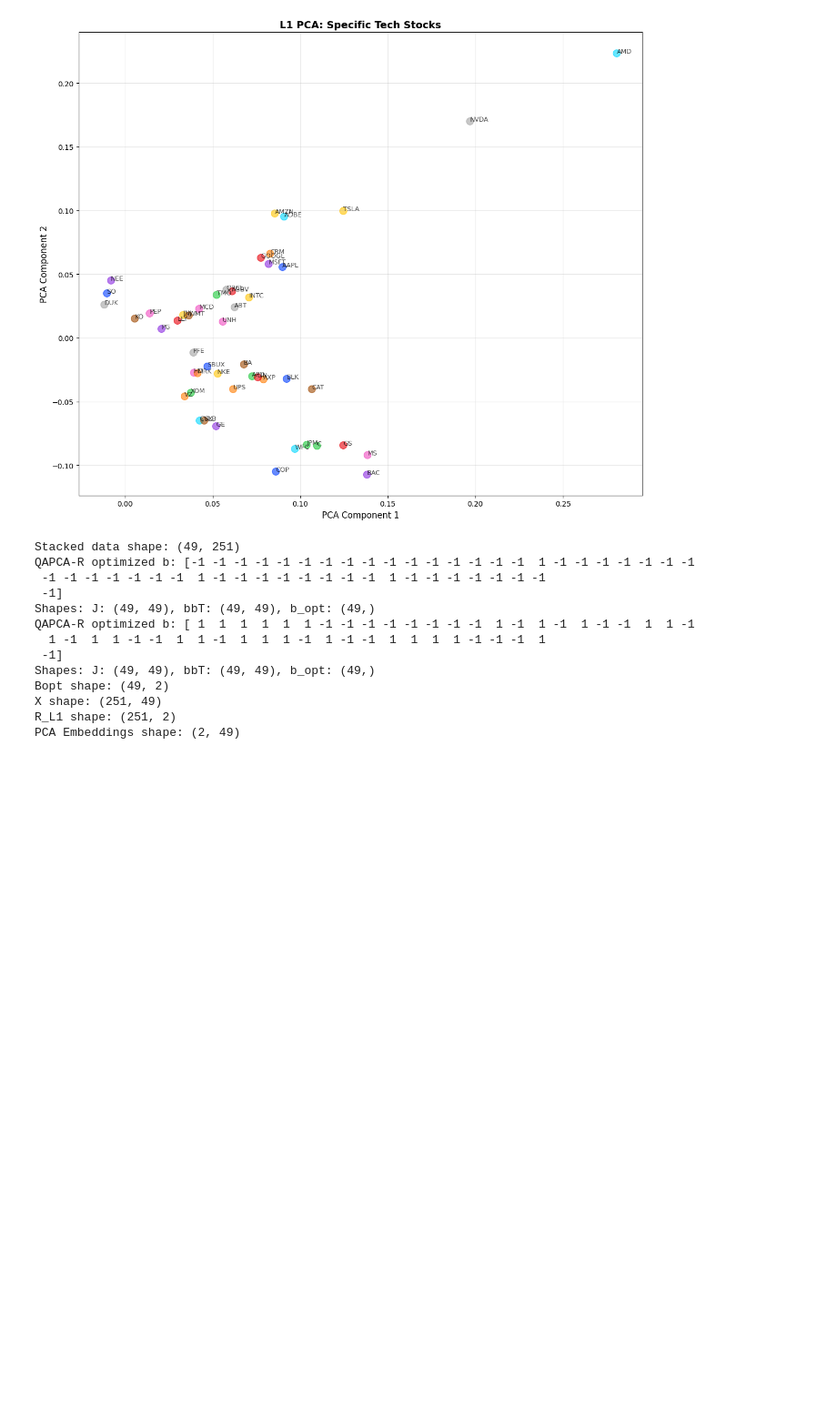
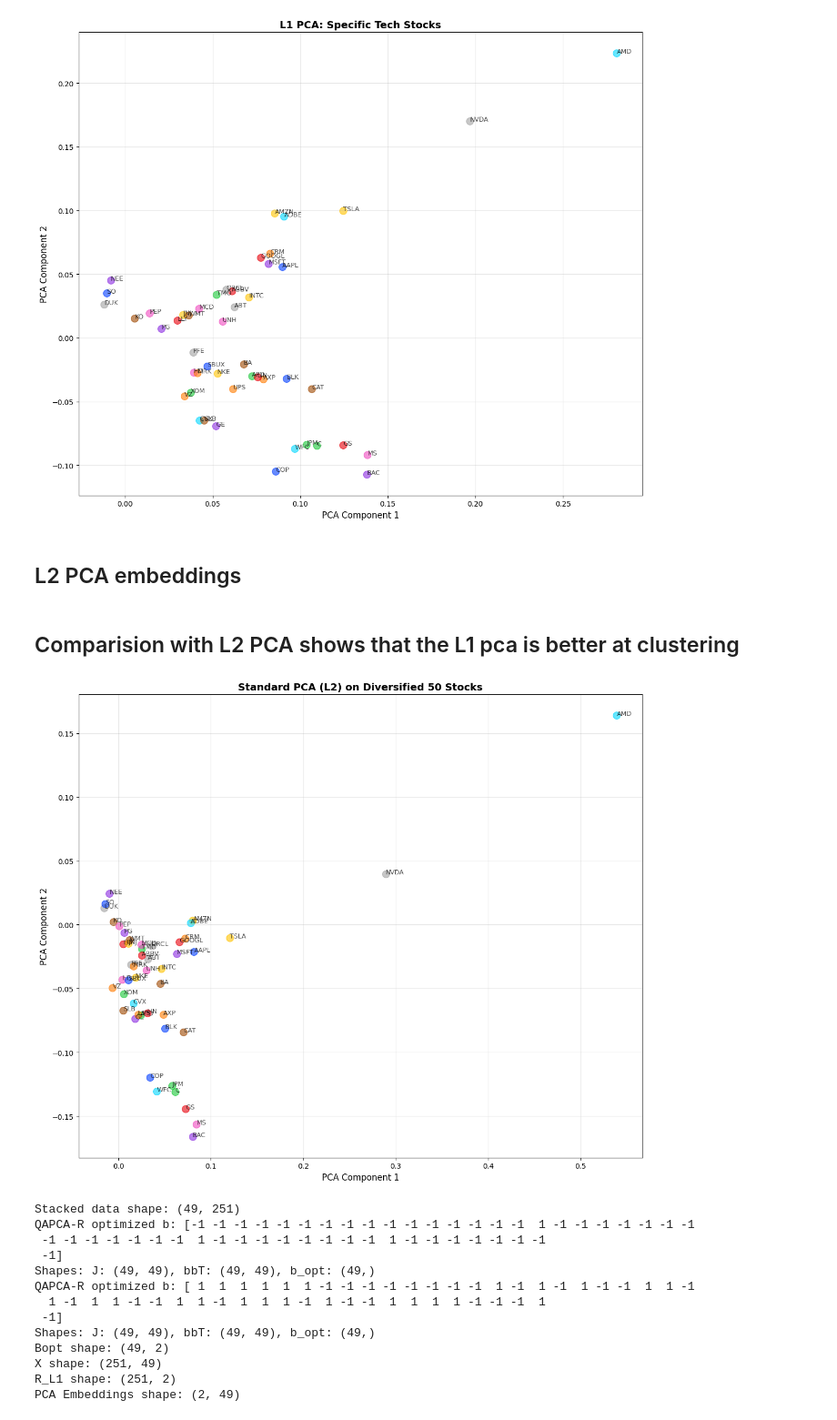
Before and after one commit to yubrajbhandari923/ShawCirclePrompt_QuantathonV2, a Jupyter notebook: larger_dataset_analysis.ipynb, the cells around one changed output. Shown: that part at 91% size. Drawn from its saved outputs; the diff is of its cells as text; code cells hidden in the pictures; blank space fills up the shorter version.

```diff
--- a/larger_dataset_analysis.ipynb
+++ b/larger_dataset_analysis.ipynb
@@ -765,6 +765,74 @@ X shape: (251, 49)
 R_L1 shape: (251, 2)
 PCA Embeddings shape: (2, 49)
 [figure]
+# %% [markdown]
+## L2 PCA embeddings
+# %% [markdown]
+## Comparision with L2 PCA shows that the L1 pca is better at clustering
+# %%
+def do_l2_pca(sample_data, K=2, center=True):
+    """
+    Standard PCA (L2) that mirrors your L1 pipeline shapes.
+
+    Parameters
+    ----------
+    sample_data : pd.Series
+        Series indexed by Ticker; each value is a 1D np.array of log returns.
+    K : int
+        Number of principal components.
+    center : bool
+        Whether to mean-center returns (per ticker) before SVD.
+
+    Returns
+    -------
+    emb : np.ndarray
+        PCA embeddings of shape (K, n_tickers) for plotting.
+    tickers : list
+        Ticker order matching columns of emb.
+    """
+    # Stack and build X with shape (T, n_tickers), same as your L1 path
+    stacked = np.vstack(sample_data.values)          # (n_tickers, T)
+    X = stacked.T.astype(float, copy=False)          # (T, n_tickers)
+
+    # Center across time (recommended for PCA)
+    if center:
+        X = X - X.mean(axis=0, keepdims=True)
+
+    # SVD: X = U S V^T, with U:(T x r), S:(r,), Vt:(r x n)
+    U, S, Vt = np.linalg.svd(X, full_matrices=False)
+
+    # Take top-K time modes, then project to get (K, n_tickers)
+    U_k = U[:, :K]                                   # (T, K)
+    emb = U_k.T @ X                                  # (K, n_tickers)
+
+    tickers = list(sample_data.index)
+    return emb, tickers
+
+def plot_l2_pca_embeddings(sample_data, labels, K=2, title="Standard PCA (L2) embeddings"):
+    """
+    Computes standard PCA embeddings and plots them using your scatter function.
+
+    Parameters
+    ----------
+    sample_data : pd.Series
+        Indexed by ticker; each value is a 1D np.array of log returns.
+    labels : list
+        Label per ticker, in the same order as sample_data.index.
+    K : int
+        Number of components to plot (typically 2).
+    title : str
+        Plot title.
+    """
+    emb, tickers = do_l2_pca(sample_data, K=K, center=True)
+    # labels must align with 'tickers' order (sample_data.index).
+    create_scatterplot(embeddings=emb, labels=labels, title=title)
+
+# Visualize L2 PCA
+emb_l2, tickers_l2 = do_l2_pca(log_return_vectors, K=2)
+plot_l2_pca_embeddings(log_return_vectors, tickers_l2, K=2,
+                        title="Standard PCA (L2) on Diversified 50 Stocks")
+# %% [output]
+[figure, added]
 # %%
 
 pca_embeddings, ticker_labels = do_l1_pca(log_return_vectors, K=2, get_component_func=solve_l1_qapca_r_component)
```
Also changed, not shown: 4 other files.
